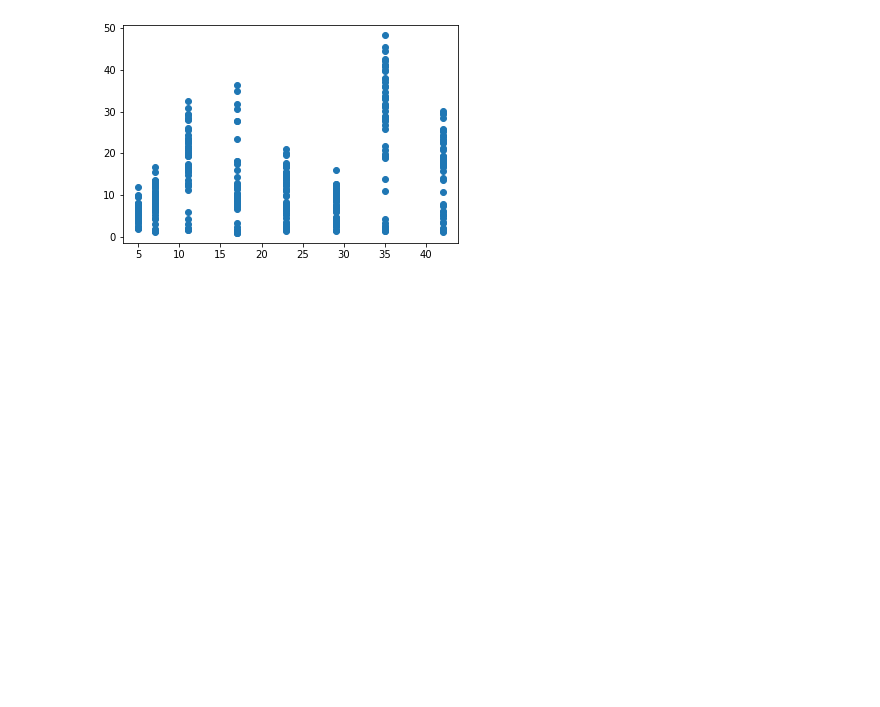
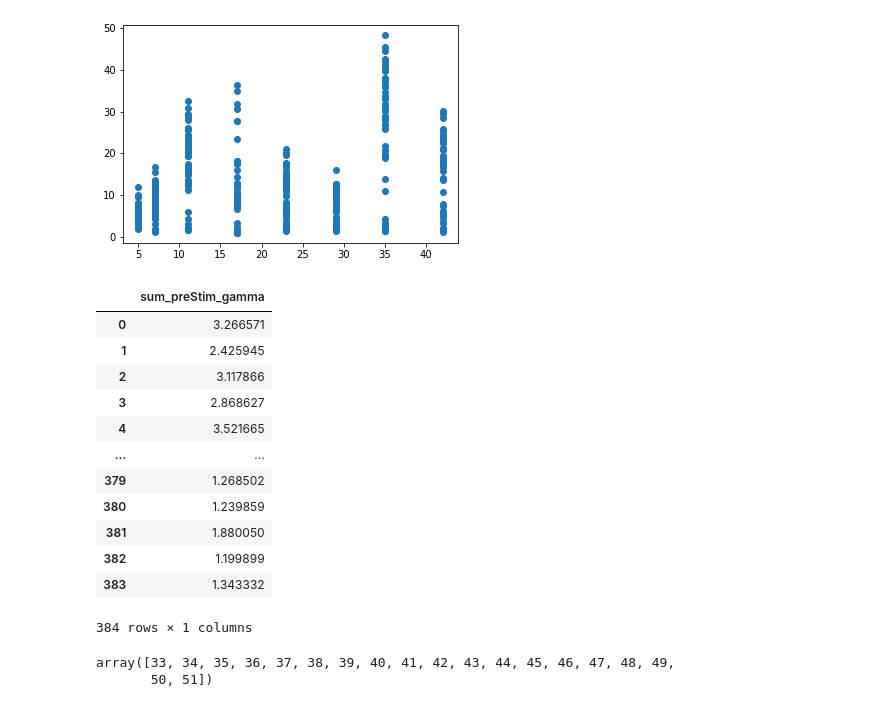
Before and after one commit to Simurgh818/NeuroGaussianProcess, a Jupyter notebook: state_dr_gp.ipynb, the cells around one changed output. Cells and saved outputs as stored; diff of their text form; code cells hidden in the pictures; blank space fills up the shorter version.

```diff
--- a/state_dr_gp.ipynb
+++ b/state_dr_gp.ipynb
@@ -63,3 +110,27 @@ plt.scatter(x['Stim_1'],y)
 # %% [output]
 <matplotlib.collections.PathCollection at 0x...>
 [figure]
+# %%
+data = np.sum(CA1_df.iloc[:, X0_coords], axis=1)
+sum_preStim_gamma = pd.DataFrame(data=data, columns=['sum_preStim_gamma'])
+sum_preStim_gamma = sum_preStim_gamma*1e10
+sum_preStim_gamma
+# %% [output]
+|  | sum_preStim_gamma |
+| 0 | 3.266571 |
+| 1 | 2.425945 |
+| 2 | 3.117866 |
+| 3 | 2.868627 |
+| 4 | 3.521665 |
+| ... | ... |
+| 379 | 1.268502 |
+| 380 | 1.239859 |
+| 381 | 1.880050 |
+| 382 | 1.199899 |
+| 383 | 1.343332 |
+384 rows × 1 columns
+# %%
+np.arange(33,52)
+# %% [output]
+array([33, 34, 35, 36, 37, 38, 39, 40, 41, 42, 43, 44, 45, 46, 47, 48, 49,
+       50, 51])
```
Also changed, not shown: parts of 3 cells of this notebook.
